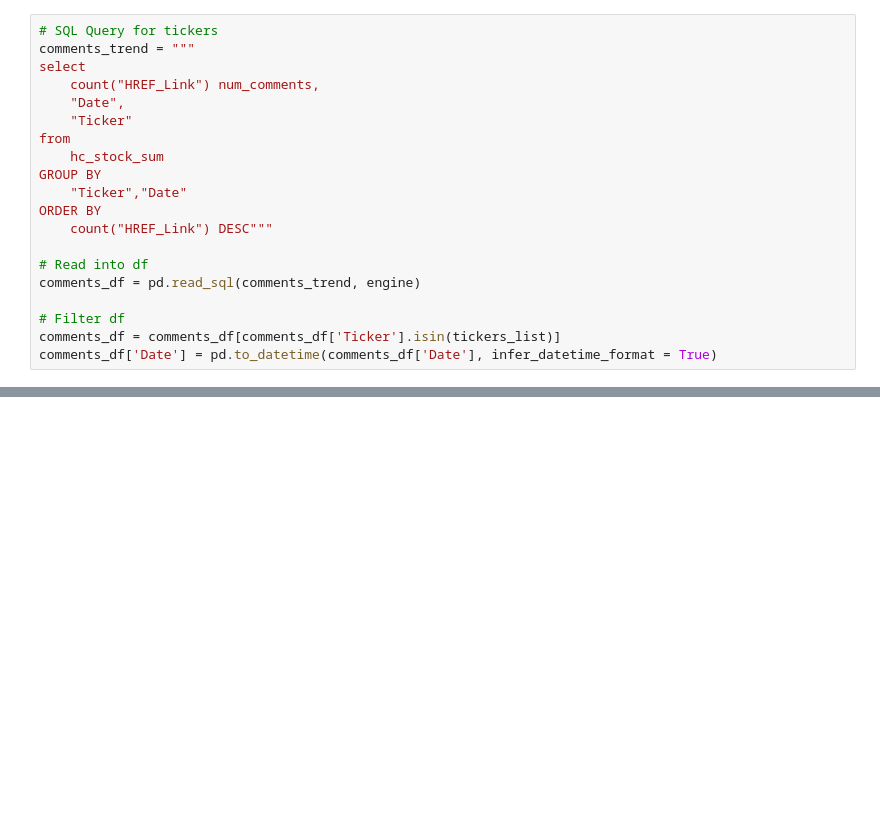
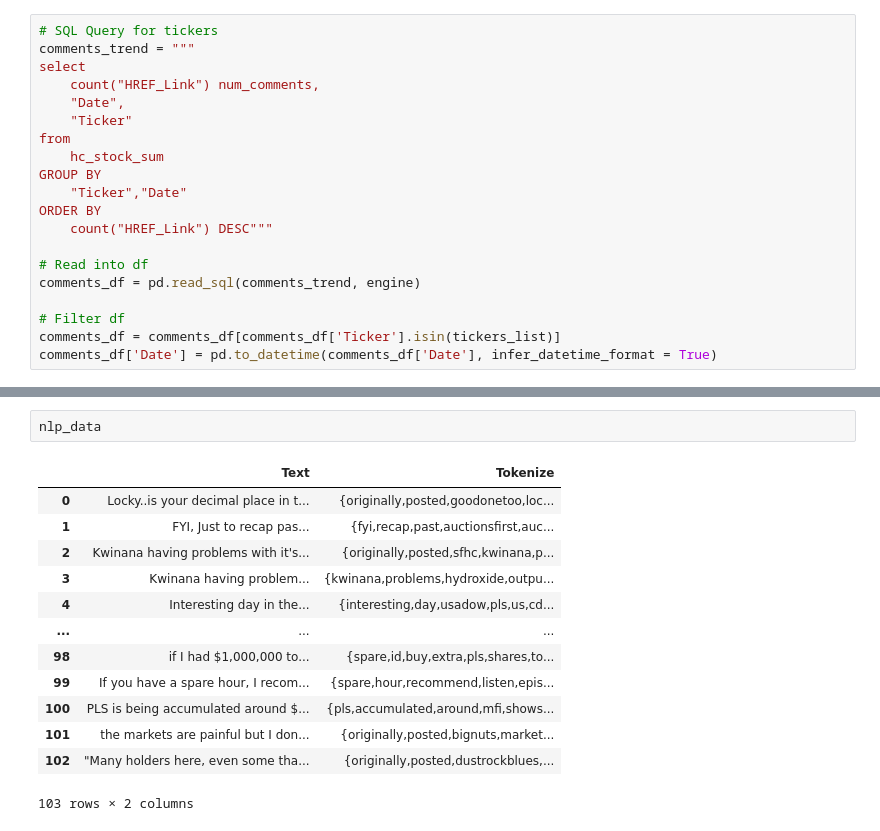
Before and after one commit to apfreeman/FinTech-Project-3, a Jupyter notebook: Code/testing_notebooks/app_testing.ipynb, the cells around one changed output, grey strips where cells are left out. Cells and saved outputs as stored; diff of their text form; blank space fills up the shorter version.

```diff
--- a/Code/testing_notebooks/app_testing.ipynb
+++ b/Code/testing_notebooks/app_testing.ipynb
@@ -121,0 +134,16 @@ hc_stock_sum_ordered
+# %%
+nlp_data
+# %% [output]
+|  | Text | Tokenize |
+| 0 | Locky..is your decimal place in t... | {originally,posted,goodonetoo,loc... |
+| 1 | FYI, Just to recap pas... | {fyi,recap,past,auctionsfirst,auc... |
+| 2 | Kwinana having problems with it's... | {originally,posted,sfhc,kwinana,p... |
+| 3 | Kwinana having problem... | {kwinana,problems,hydroxide,outpu... |
+| 4 | Interesting day in the... | {interesting,day,usadow,pls,us,cd... |
+| ... | ... | ... |
+| 98 | if I had $1,000,000 to... | {spare,id,buy,extra,pls,shares,to... |
+| 99 | If you have a spare hour, I recom... | {spare,hour,recommend,listen,epis... |
+| 100 | PLS is being accumulated around $... | {pls,accumulated,around,mfi,shows... |
+| 101 | the markets are painful but I don... | {originally,posted,bignuts,market... |
+| 102 | "Many holders here, even some tha... | {originally,posted,dustrockblues,... |
+103 rows × 2 columns
```
Also changed, not shown: parts of 4 cells of this notebook, 9 other files.
